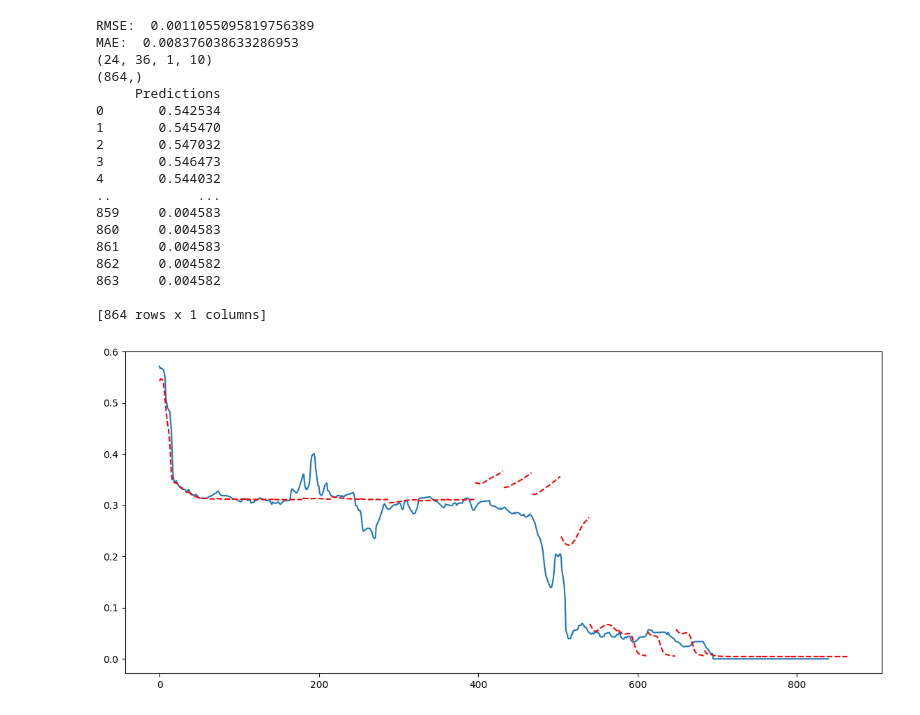
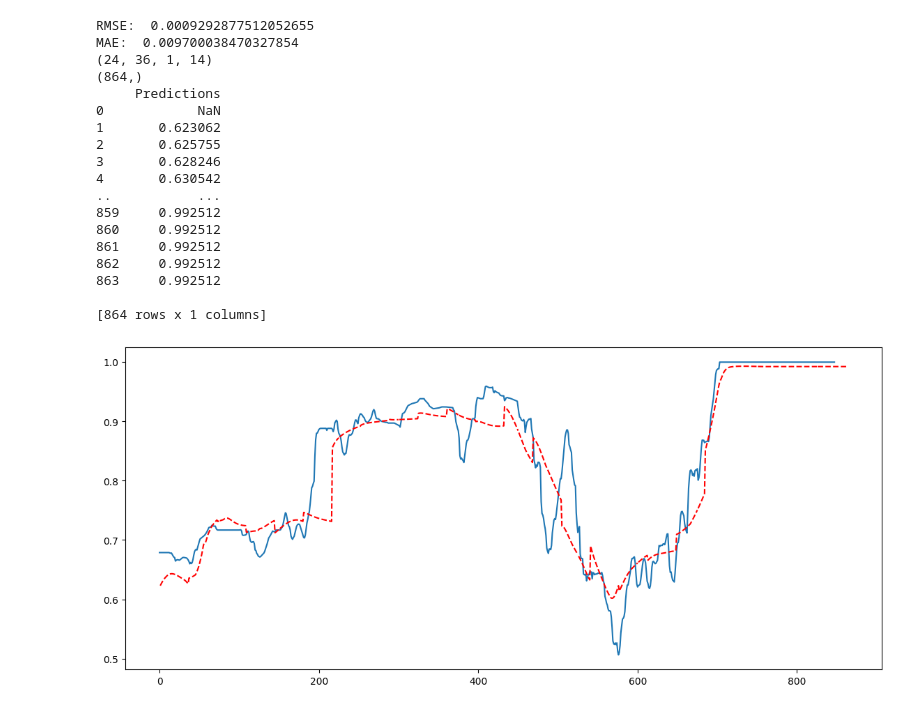
Before and after one commit to dyce135/Algorithmic_Tennis_Betting, a Jupyter notebook: model_benchmark.ipynb, the cells around one changed output. Saved outputs shown, nothing was run; the diff lists cells and outputs as text; code cells hidden in the pictures.

Commit message:
lstm multistep forecasting

```diff
--- a/model_benchmark.ipynb
+++ b/model_benchmark.ipynb
@@ -17,5 +19,5 @@ To enable the following instructions: AVX2 AVX512F AVX512_VNNI FMA, in other ope
 # %%
-df = pd.read_csv('Data/Train/4105819v2474763.csv', index_col=0)
+df = pd.read_csv('Data/Train/2249345v4423910.csv', index_col=0)
 df
 # %% [output]
 |  | ltp odds | r1 spread | r1 pup | r2 spread | r2 pup | enhanced_markov | r1_0 | r1_1 | r1_2 | r1_3 | ... |
@@ -83,4 +85,4 @@ plt.plot(hist['mse'])
 # %%
-model = load_model("seq2seq_model_single")
+model = load_model("lstm_model")
 model.summary()
 # %% [output]
@@ -131,8 +133,9 @@ Non-trainable params: 0
          [[{{node gradients/split_1_grad/concat/split_1/split_dim}}]]
 _________________________________________________________________
 # %%
-# score, scores, actual, predicted = seq2seq_model.evaluate_model(model, train, test, 3, 60, features=range(8), features_out_num=1, initial_epochs=30, epochs=2, batches_to_train=1)
-test_x, test_y = seq2seq_model.truncate_single_step(test, 36, features_in=[0,5,6,7,8,9,10,11,12,13], features_out=[0,5,6,7,8,9,10,11,12,13])
+# score, scores, actual, predicted = seq2seq_model.evaluate_model(model, train, test, 3, 36, features_out=range(1), features=range(1), features_in_num=1, features_out_num=1, initial_epochs=30, epochs=2, batches_to_train=100000)
+window = 75
+test_x, test_y = seq2seq_model.truncate_single_step(test, window, features_in=range(14), features_out=range(14))
 print(test_x.shape, test_y.shape)
 results = model.evaluate(test_x, test_y)
 preds = model.predict(test_x)
@@ -177,14 +156,15 @@ MAE:  0.008376038633286953
 # %%
 forecasts = []
 i = 0
-while i * 36 < test_x.shape[0]:
-    pred_x = test_x[36 * i, :, :]
-    pred_x = pred_x.reshape((1, 36, pred_x.shape[1]))
+forecast_window = 36
+while i * forecast_window < test_x.shape[0]:
+    pred_x = test_x[forecast_window * i, :, :]
+    pred_x = pred_x.reshape((1, window, pred_x.shape[1]))
     y_future = []
-    for k in range(36):
+    for k in range(forecast_window):
         pred_y = model.predict(pred_x)
         y_future.append(pred_y)
-        pred_x = np.append(pred_x[:, 1:, :], pred_y.reshape(1, 1, 10), axis=1)
+        pred_x = np.append(pred_x[:, 1:, :], pred_y.reshape(1, 1, 14), axis=1)
     forecasts.append(y_future)
     i += 1
 # %% [output]
@@ -208,39 +188,39 @@ while i * 36 < test_x.shape[0]:
 # %%
 print('RMSE: ', results[0])
 print('MAE: ', results[1])
 forecasts_arr = np.array(forecasts)
 forecasts_flat = forecasts_arr[:, :, 0, 0].flatten()
 print(forecasts_arr.shape)
 print(forecasts_flat.shape)
-df_preds = pd.DataFrame({'Predictions': forecasts_flat})
+df_preds = pd.DataFrame({'Predictions': forecasts_flat}).shift(1)
 print(df_preds)
 plt.figure(figsize=(14,6))
 plt.plot(test_y[:,0])
 i = 0
 idx = 0
 
-while idx + 36 <= test_x.shape[0]:
-     idx = 36 * i
-     s_pred = df_preds.iloc[idx:idx + 36]
+while idx + forecast_window <= test_x.shape[0]:
+     idx = forecast_window * i + 1
+     s_pred = df_preds.iloc[idx:idx + forecast_window]
      plt.plot(s_pred, '--', color='red')
      i += 1
 # %% [output]
-RMSE:  0.0011055095819756389
-MAE:  0.008376038633286953
-(24, 36, 1, 10)
+RMSE:  0.0009292877512052655
+MAE:  0.009700038470327854
+(24, 36, 1, 14)
 (864,)
      Predictions
-0       0.542534
-1       0.545470
-2       0.547032
-3       0.546473
-4       0.544032
+0            NaN
+1       0.623062
+2       0.625755
+3       0.628246
+4       0.630542
 ..           ...
-859     0.004583
-860     0.004583
-861     0.004583
-862     0.004582
-863     0.004582
+859     0.992512
+860     0.992512
+861     0.992512
+862     0.992512
+863     0.992512
 
 [864 rows x 1 columns]
-[figure, old version]
+[figure, new version]
```
Also changed, not shown: parts of 11 cells of this notebook, 28 other files.
